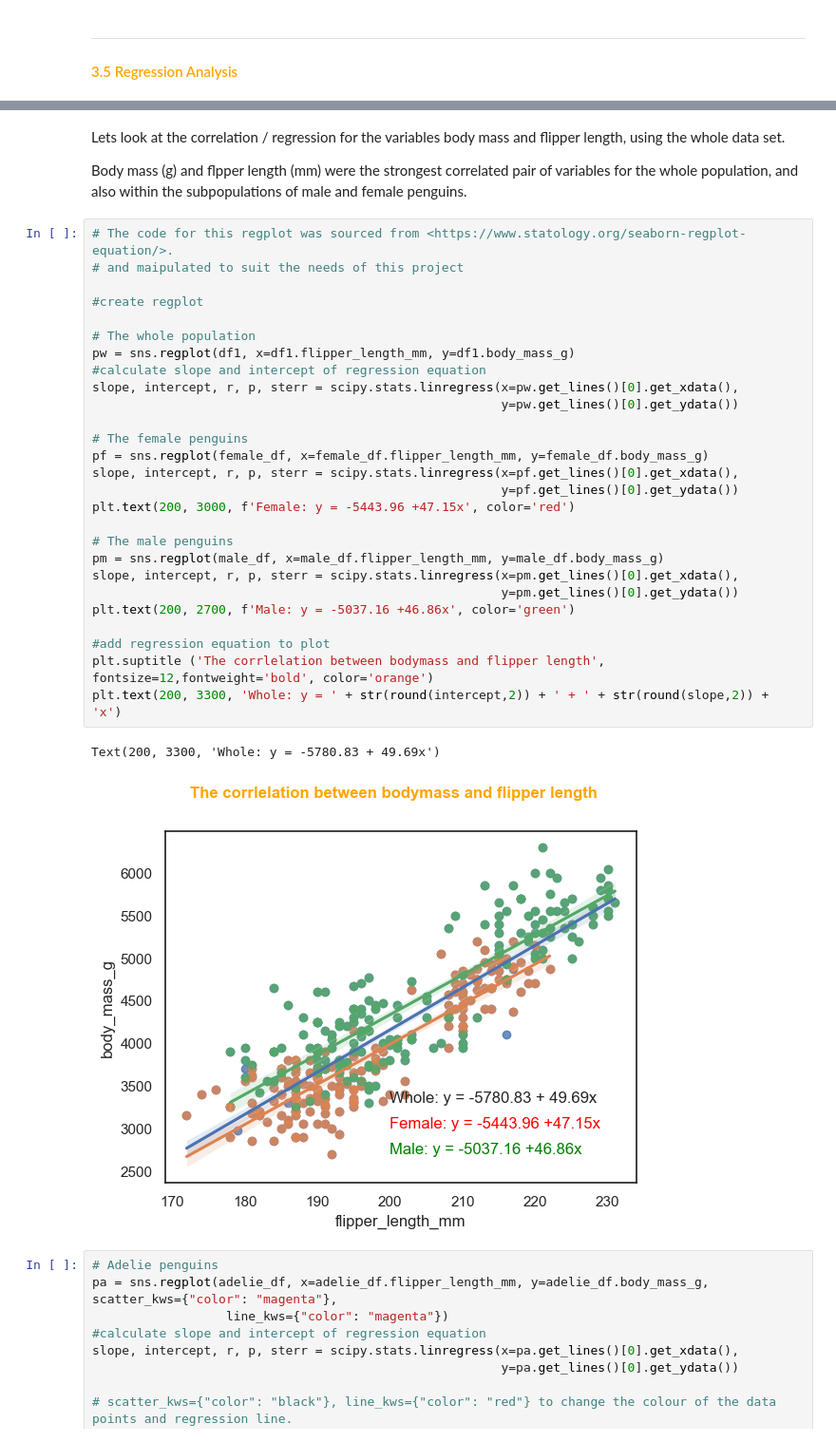
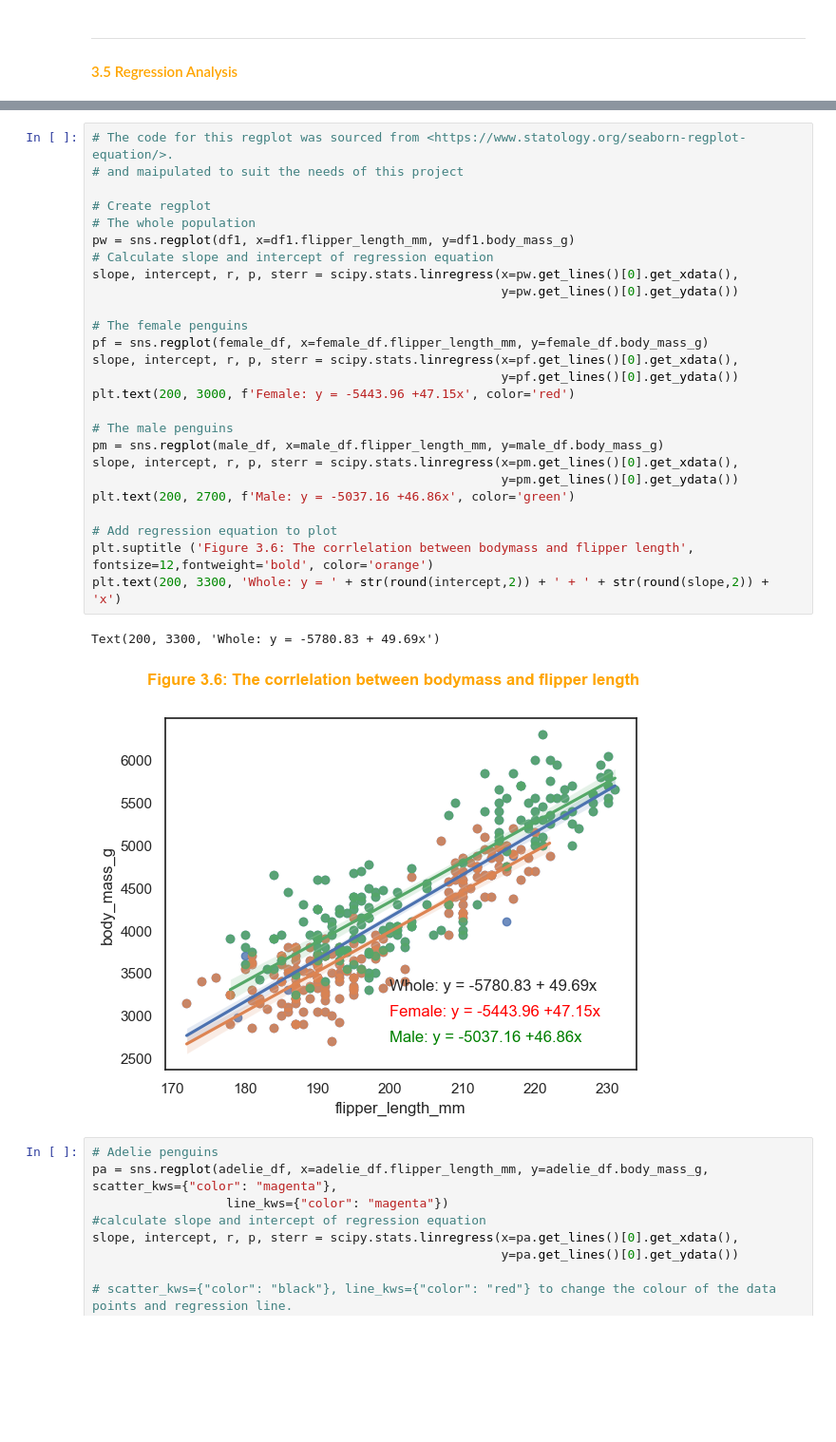
Before and after one commit to Laura6826/PofDA-mywork, a Jupyter notebook: penguins.ipynb, the cells around one changed output, grey strips where cells are left out. Shown at 95% size. Saved outputs shown, nothing was run; the diff lists cells and outputs as text; blank space fills up the shorter version.

Commit message:
Heatmap 3

```diff
--- a/penguins.ipynb
+++ b/penguins.ipynb
@@ -593,37 +640,32 @@ Regression analysis is helpfull for:
-# %% [markdown]
-Lets look at the correlation / regression for the variables body mass and flipper length, using the whole data set.
-
-Body mass (g) and flpper length (mm) were the strongest correlated pair of variables for the whole population, and also within the subpopulations of male and female penguins.
 # %%
 # The code for this regplot was sourced from <https://www.statology.org/seaborn-regplot-equation/>.
 # and maipulated to suit the needs of this project
 
-#create regplot
-
+# Create regplot
 # The whole population
 pw = sns.regplot(df1, x=df1.flipper_length_mm, y=df1.body_mass_g)
-#calculate slope and intercept of regression equation
+# Calculate slope and intercept of regression equation
 slope, intercept, r, p, sterr = scipy.stats.linregress(x=pw.get_lines()[0].get_xdata(),
                                                        y=pw.get_lines()[0].get_ydata())
 
 # The female penguins
 pf = sns.regplot(female_df, x=female_df.flipper_length_mm, y=female_df.body_mass_g)
 slope, intercept, r, p, sterr = scipy.stats.linregress(x=pf.get_lines()[0].get_xdata(),
                                                        y=pf.get_lines()[0].get_ydata())
 plt.text(200, 3000, f'Female: y = -5443.96 +47.15x', color='red')
 
 # The male penguins
 pm = sns.regplot(male_df, x=male_df.flipper_length_mm, y=male_df.body_mass_g)
 slope, intercept, r, p, sterr = scipy.stats.linregress(x=pm.get_lines()[0].get_xdata(),
                                                        y=pm.get_lines()[0].get_ydata())
 plt.text(200, 2700, f'Male: y = -5037.16 +46.86x', color='green')
 
-#add regression equation to plot
-plt.suptitle ('The corrlelation between bodymass and flipper length', fontsize=12,fontweight='bold', color='orange')
+# Add regression equation to plot
+plt.suptitle ('Figure 3.6: The corrlelation between bodymass and flipper length', fontsize=12,fontweight='bold', color='orange')
 plt.text(200, 3300, 'Whole: y = ' + str(round(intercept,2)) + ' + ' + str(round(slope,2)) + 'x')
 # %% [output]
 Text(200, 3300, 'Whole: y = -5780.83 + 49.69x')
-[figure, old version]
+[figure, new version]
 # %%
 # Adelie penguins
 pa = sns.regplot(adelie_df, x=adelie_df.flipper_length_mm, y=adelie_df.body_mass_g, scatter_kws={"color": "magenta"},
```
Also changed, not shown: parts of 7 cells of this notebook.
